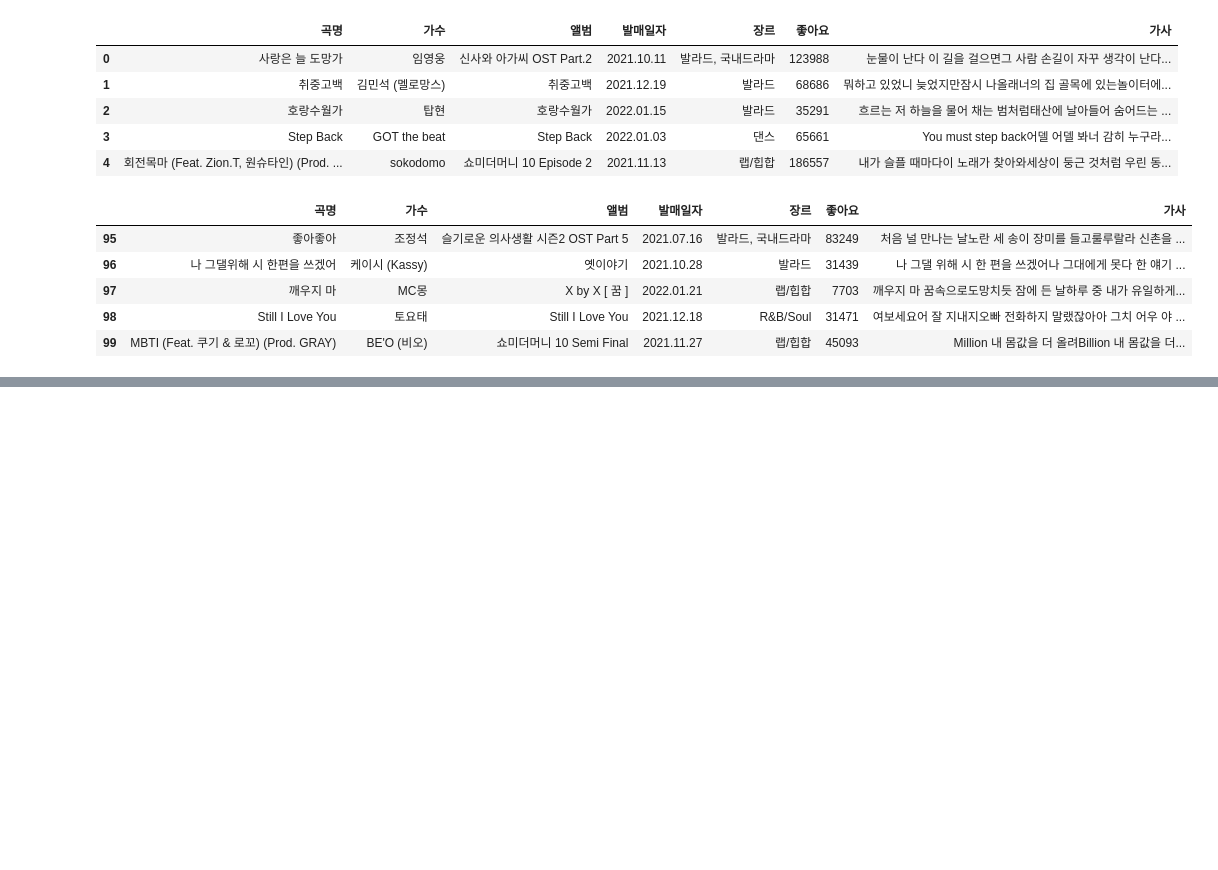
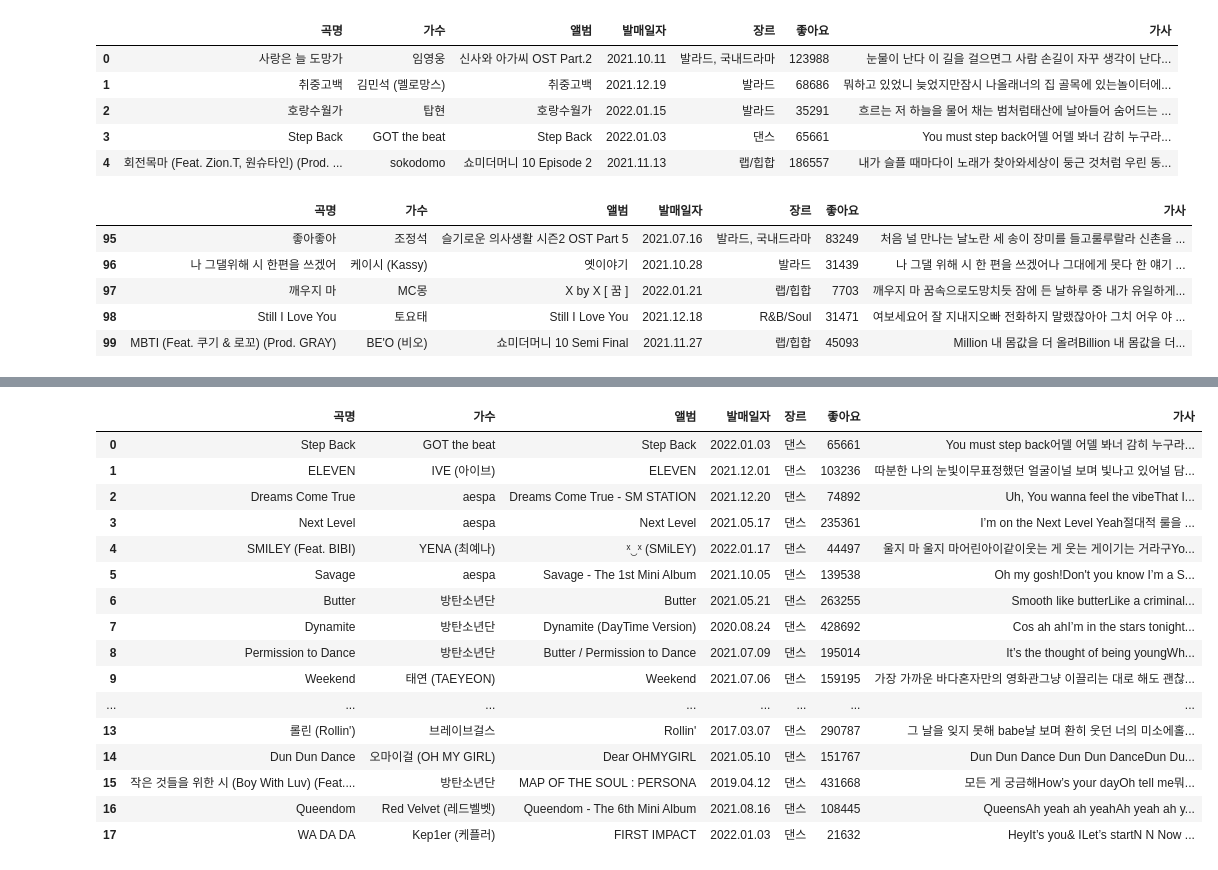
Before and after one commit to NestVail/python_webscraping, a Jupyter notebook: melonchart100.ipynb, the cells around one changed output, grey strips where cells are left out. Cells and saved outputs as stored; diff of their text form; code cells hidden in the pictures; blank space fills up the shorter version.

```diff
--- a/melonchart100.ipynb
+++ b/melonchart100.ipynb
@@ -157,0 +335,22 @@ song_df.tail()
+# %%
+# 장르가 댄스인 행과 모든 열을 선택
+song_df.loc[song_df['장르'] == '댄스'].reset_index(drop=True)   # reset_index 함수를 쓰면 재정렬된 인덱스가 나타난다.
+# 만약에 원래 인덱스가 보이지 않아도 된다면 drop 옵션을 True로 명시하면 됨
+# %% [output]
+|  | 곡명 | 가수 | 앨범 | 발매일자 | 장르 | 좋아요 | 가사 |
+| 0 | Step Back | GOT the beat | Step Back | 2022.01.03 | 댄스 | 65661 | You must step back어델 어델 봐너 감히 누구라... |
+| 1 | ELEVEN | IVE (아이브) | ELEVEN | 2021.12.01 | 댄스 | 103236 | 따분한 나의 눈빛이무표정했던 얼굴이널 보며 빛나고 있어널 담... |
+| 2 | Dreams Come True | aespa | Dreams Come True - SM STATION | 2021.12.20 | 댄스 | 74892 | Uh, You wanna feel the vibeThat I... |
+| 3 | Next Level | aespa | Next Level | 2021.05.17 | 댄스 | 235361 | I’m on the Next Level Yeah절대적 룰을 ... |
+| 4 | SMILEY (Feat. BIBI) | YENA (최예나) | ˣ‿ˣ (SMiLEY) | 2022.01.17 | 댄스 | 44497 | 울지 마 울지 마어린아이같이웃는 게 웃는 게이기는 거라구Yo... |
+| 5 | Savage | aespa | Savage - The 1st Mini Album | 2021.10.05 | 댄스 | 139538 | Oh my gosh!Don't you know I’m a S... |
+| 6 | Butter | 방탄소년단 | Butter | 2021.05.21 | 댄스 | 263255 | Smooth like butterLike a criminal... |
+| 7 | Dynamite | 방탄소년단 | Dynamite (DayTime Version) | 2020.08.24 | 댄스 | 428692 | Cos ah ahI’m in the stars tonight... |
+| 8 | Permission to Dance | 방탄소년단 | Butter / Permission to Dance | 2021.07.09 | 댄스 | 195014 | It’s the thought of being youngWh... |
+| 9 | Weekend | 태연 (TAEYEON) | Weekend | 2021.07.06 | 댄스 | 159195 | 가장 가까운 바다혼자만의 영화관그냥 이끌리는 대로 해도 괜찮... |
+| ... | ... | ... | ... | ... | ... | ... | ... |
+| 13 | 롤린 (Rollin') | 브레이브걸스 | Rollin' | 2017.03.07 | 댄스 | 290787 | 그 날을 잊지 못해 babe날 보며 환히 웃던 너의 미소에홀... |
+| 14 | Dun Dun Dance | 오마이걸 (OH MY GIRL) | Dear OHMYGIRL | 2021.05.10 | 댄스 | 151767 | Dun Dun Dance Dun Dun DanceDun Du... |
+| 15 | 작은 것들을 위한 시 (Boy With Luv) (Feat.... | 방탄소년단 | MAP OF THE SOUL : PERSONA | 2019.04.12 | 댄스 | 431668 | 모든 게 궁금해How’s your dayOh tell me뭐... |
+| 16 | Queendom | Red Velvet (레드벨벳) | Queendom - The 6th Mini Album | 2021.08.16 | 댄스 | 108445 | QueensAh yeah ah yeahAh yeah ah y... |
+| 17 | WA DA DA | Kep1er (케플러) | FIRST IMPACT | 2022.01.03 | 댄스 | 21632 | HeyIt’s you& ILet’s startN N Now ... |
```
Also changed, not shown: parts of 24 cells of this notebook.
